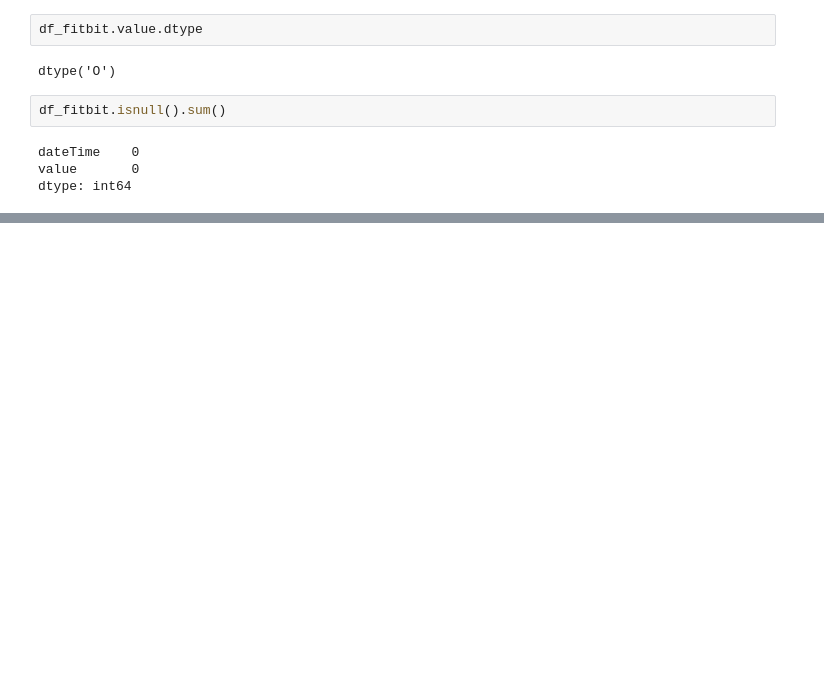
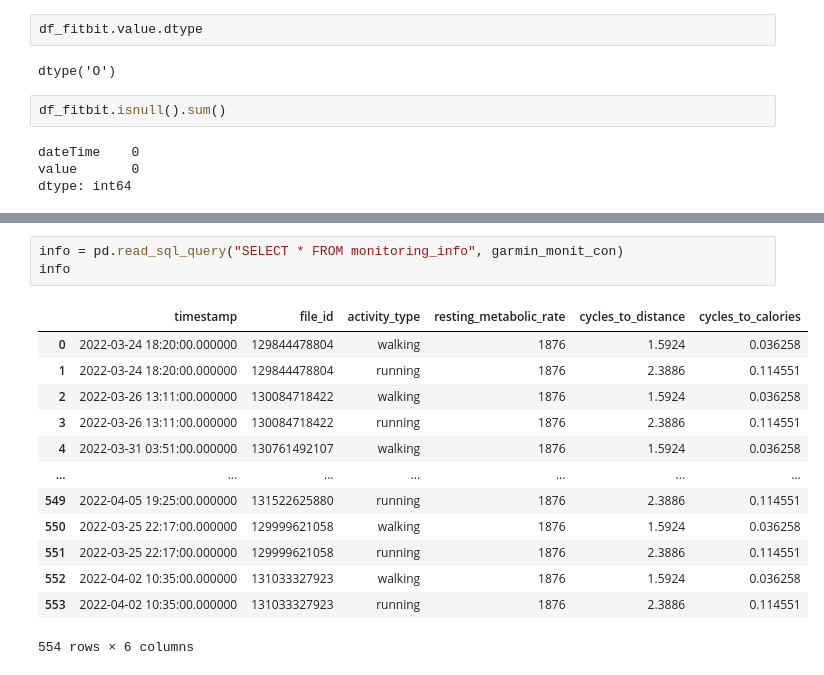
Before and after one commit to ShiYang1101/ML, a Jupyter notebook: Fitness/HR.ipynb, the cells around one changed output, grey strips where cells are left out. Drawn from its saved outputs; the diff is of its cells as text; blank space fills up the shorter version.

```diff
--- a/Fitness/HR.ipynb
+++ b/Fitness/HR.ipynb
@@ -49,0 +109,17 @@ object
+# %%
+info = pd.read_sql_query("SELECT * FROM monitoring_info", garmin_monit_con)
+info
+# %% [output]
+|  | timestamp | file_id | activity_type | resting_metabolic_rate | cycles_to_distance | cycles_to_calories |
+| 0 | 2022-03-24 18:20:00.000000 | 129844478804 | walking | 1876 | 1.5924 | 0.036258 |
+| 1 | 2022-03-24 18:20:00.000000 | 129844478804 | running | 1876 | 2.3886 | 0.114551 |
+| 2 | 2022-03-26 13:11:00.000000 | 130084718422 | walking | 1876 | 1.5924 | 0.036258 |
+| 3 | 2022-03-26 13:11:00.000000 | 130084718422 | running | 1876 | 2.3886 | 0.114551 |
+| 4 | 2022-03-31 03:51:00.000000 | 130761492107 | walking | 1876 | 1.5924 | 0.036258 |
+| ... | ... | ... | ... | ... | ... | ... |
+| 549 | 2022-04-05 19:25:00.000000 | 131522625880 | running | 1876 | 2.3886 | 0.114551 |
+| 550 | 2022-03-25 22:17:00.000000 | 129999621058 | walking | 1876 | 1.5924 | 0.036258 |
+| 551 | 2022-03-25 22:17:00.000000 | 129999621058 | running | 1876 | 2.3886 | 0.114551 |
+| 552 | 2022-04-02 10:35:00.000000 | 131033327923 | walking | 1876 | 1.5924 | 0.036258 |
+| 553 | 2022-04-02 10:35:00.000000 | 131033327923 | running | 1876 | 2.3886 | 0.114551 |
+554 rows × 6 columns
```
Also changed, not shown: parts of 11 cells of this notebook.
